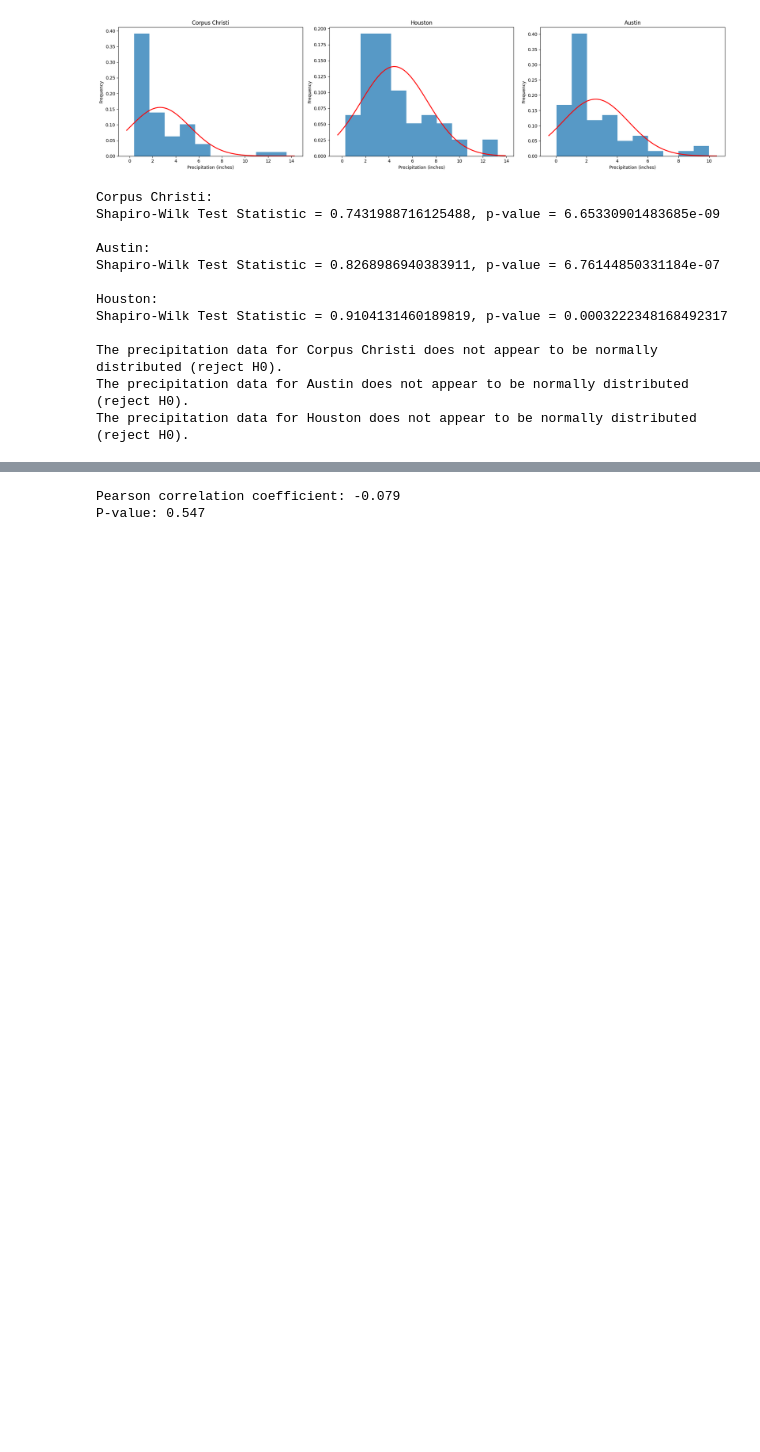
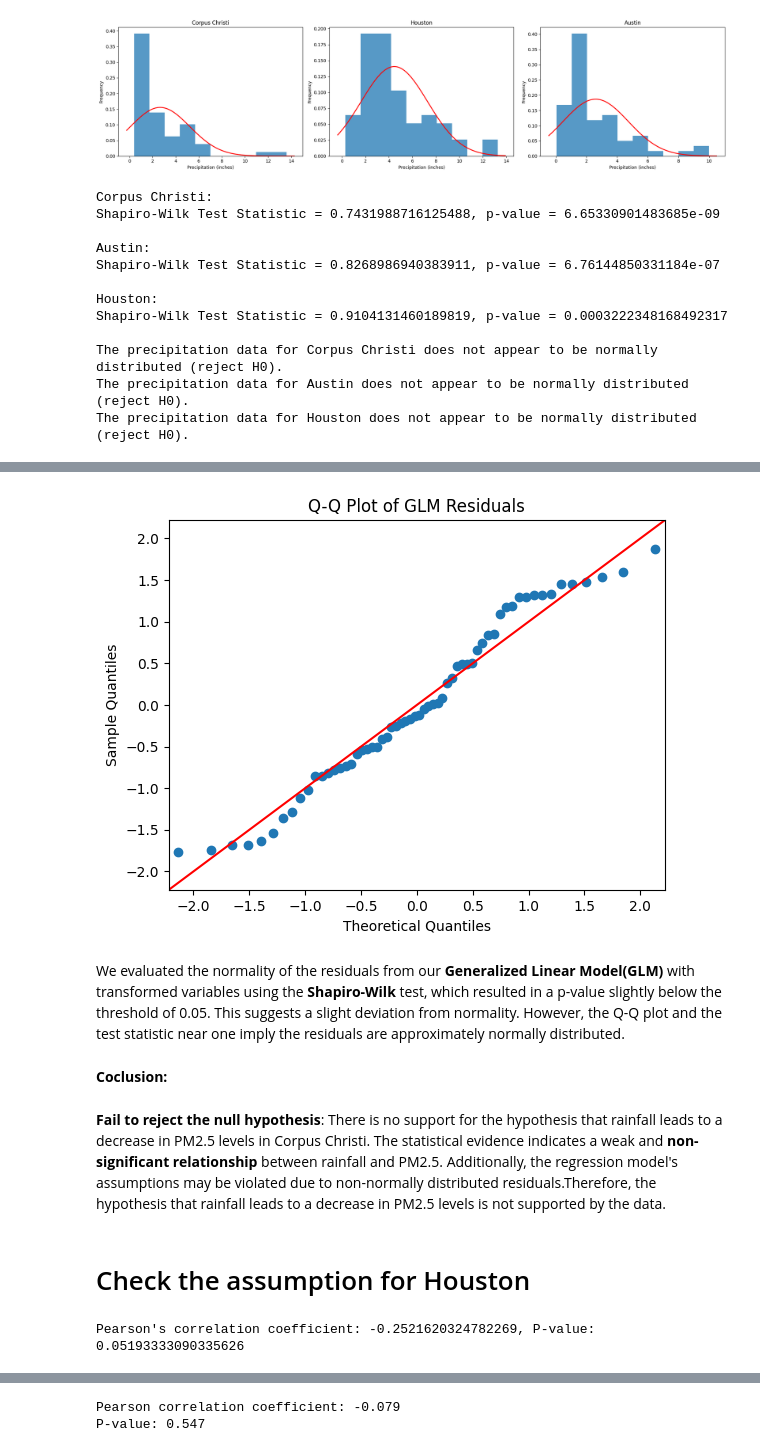
Before and after one commit to dhrutijoshi11/HypothesisTesting, a Jupyter notebook: Precipitation_PM_2_5_HN.ipynb, the cells around one changed output, grey strips where cells are left out. Cells and saved outputs as stored; diff of their text form; code cells hidden in the pictures; blank space fills up the shorter version.

```diff
--- a/Precipitation_PM_2_5_HN.ipynb
+++ b/Precipitation_PM_2_5_HN.ipynb
@@ -545,0 +657,28 @@ Paired t-test statistic: 31.55059717573326, p-value: 1.2238922875724504e-38
+# %%
+# We already have the residuals in your corpus_air DataFrame as 'residuals'
+# Generate Q-Q plot for the residuals
+fig = sm.qqplot(corpus_air['residuals'], line='45', fit=True)
+
+# Customize the plot
+plt.title('Q-Q Plot of GLM Residuals')
+plt.show()
+# %% [output]
+[figure, added]
+# %% [markdown]
+We evaluated the normality of the residuals from our **Generalized Linear Model(GLM)** with transformed variables using the **Shapiro-Wilk** test, which resulted in a p-value slightly below the threshold of 0.05. This suggests a slight deviation from normality. However, the Q-Q plot and the test statistic near one imply the residuals are approximately normally distributed.
+# %% [markdown]
+**Coclusion:**
+# %% [markdown]
+**Fail to reject the null hypothesis**: There is no support for the hypothesis that rainfall leads to a decrease in PM2.5 levels in Corpus Christi. The statistical evidence indicates a weak and **non-significant relationship** between rainfall and PM2.5. Additionally, the regression model's assumptions may be violated due to non-normally distributed residuals.Therefore, the hypothesis that rainfall leads to a decrease in PM2.5 levels is not supported by the data.
+# %% [markdown]
+# Check the assumption for Houston
+# %%
+from scipy.stats import pearsonr
+houston_air['sqrt_ppt_in'] = np.sqrt(houston_air['ppt_in'])
+
+# Calculate Pearson's correlation
+corr_coefficient, p_value = pearsonr(houston_air['sqrt_ppt_in'], houston_air['Daily_Mean_PM_2_5_Concentration'])
+
+print(f"Pearson's correlation coefficient: {corr_coefficient}, P-value: {p_value}")
+# %% [output]
+Pearson's correlation coefficient: -0.2521620324782269, P-value: 0.05193333090335626
```
Also changed, not shown: parts of 83 cells of this notebook, 1 other file.
